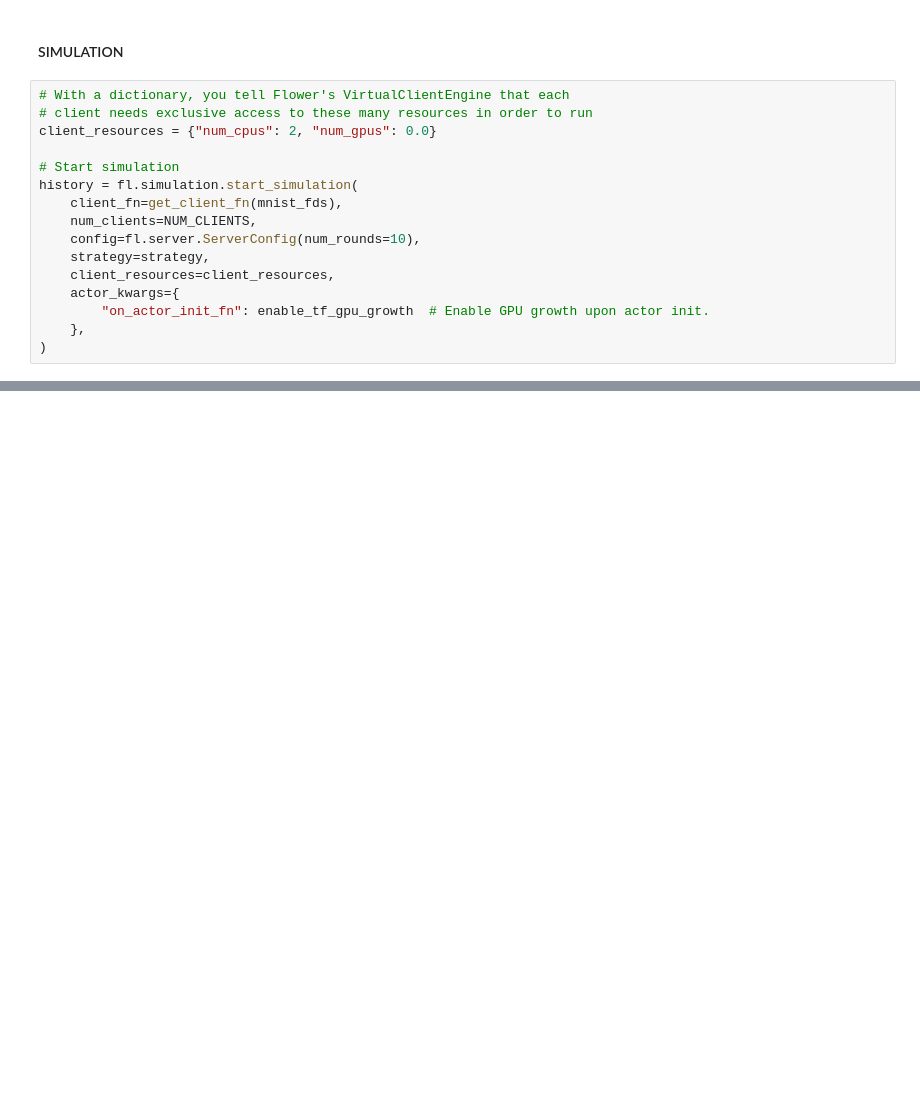
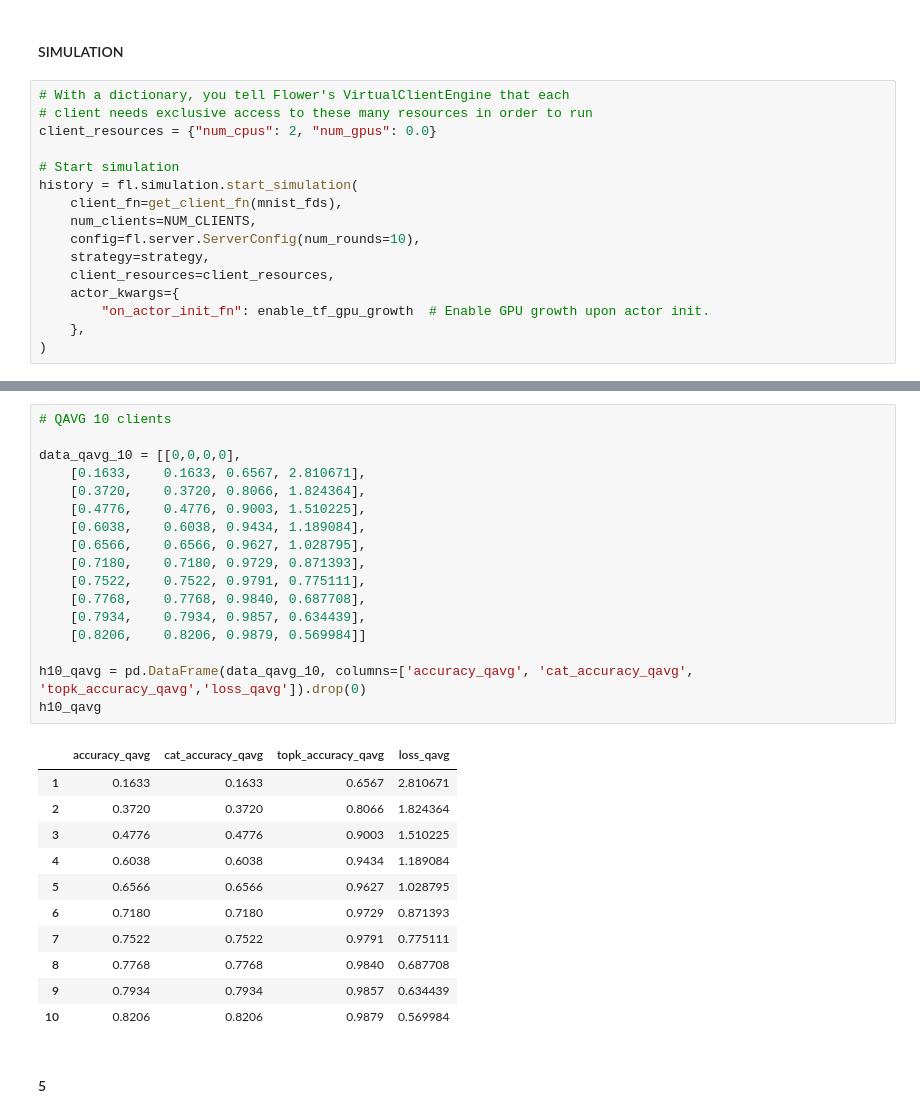
Before and after one commit to AnastasiaBrinati/Progetto-ML-23-24, a Jupyter notebook: task3_federato.ipynb, the cells around one changed output, grey strips where cells are left out. Drawn from its saved outputs; the diff is of its cells as text; blank space fills up the shorter version.

```diff
--- a/task3_federato.ipynb
+++ b/task3_federato.ipynb
@@ -406,0 +546,31 @@ Don't forget to join our Slack channel: https://flower.ai/join-slack/
+# %%
+# QAVG 10 clients
+
+data_qavg_10 = [[0,0,0,0],
+    [0.1633,	0.1633,	0.6567,	2.810671],
+    [0.3720,	0.3720,	0.8066,	1.824364],
+    [0.4776,	0.4776,	0.9003,	1.510225],
+    [0.6038,	0.6038,	0.9434,	1.189084],
+    [0.6566,	0.6566,	0.9627,	1.028795],
+    [0.7180,	0.7180,	0.9729,	0.871393],
+    [0.7522,	0.7522,	0.9791,	0.775111],
+    [0.7768,	0.7768,	0.9840,	0.687708],
+    [0.7934,	0.7934,	0.9857,	0.634439],
+    [0.8206,	0.8206,	0.9879,	0.569984]]
+
+h10_qavg = pd.DataFrame(data_qavg_10, columns=['accuracy_qavg', 'cat_accuracy_qavg', 'topk_accuracy_qavg','loss_qavg']).drop(0)
+h10_qavg
+# %% [output]
+|  | accuracy_qavg | cat_accuracy_qavg | topk_accuracy_qavg | loss_qavg |
+| 1 | 0.1633 | 0.1633 | 0.6567 | 2.810671 |
+| 2 | 0.3720 | 0.3720 | 0.8066 | 1.824364 |
+| 3 | 0.4776 | 0.4776 | 0.9003 | 1.510225 |
+| 4 | 0.6038 | 0.6038 | 0.9434 | 1.189084 |
+| 5 | 0.6566 | 0.6566 | 0.9627 | 1.028795 |
+| 6 | 0.7180 | 0.7180 | 0.9729 | 0.871393 |
+| 7 | 0.7522 | 0.7522 | 0.9791 | 0.775111 |
+| 8 | 0.7768 | 0.7768 | 0.9840 | 0.687708 |
+| 9 | 0.7934 | 0.7934 | 0.9857 | 0.634439 |
+| 10 | 0.8206 | 0.8206 | 0.9879 | 0.569984 |
+# %% [markdown]
+#### 5
```
Also changed, not shown: parts of 58 cells of this notebook.
